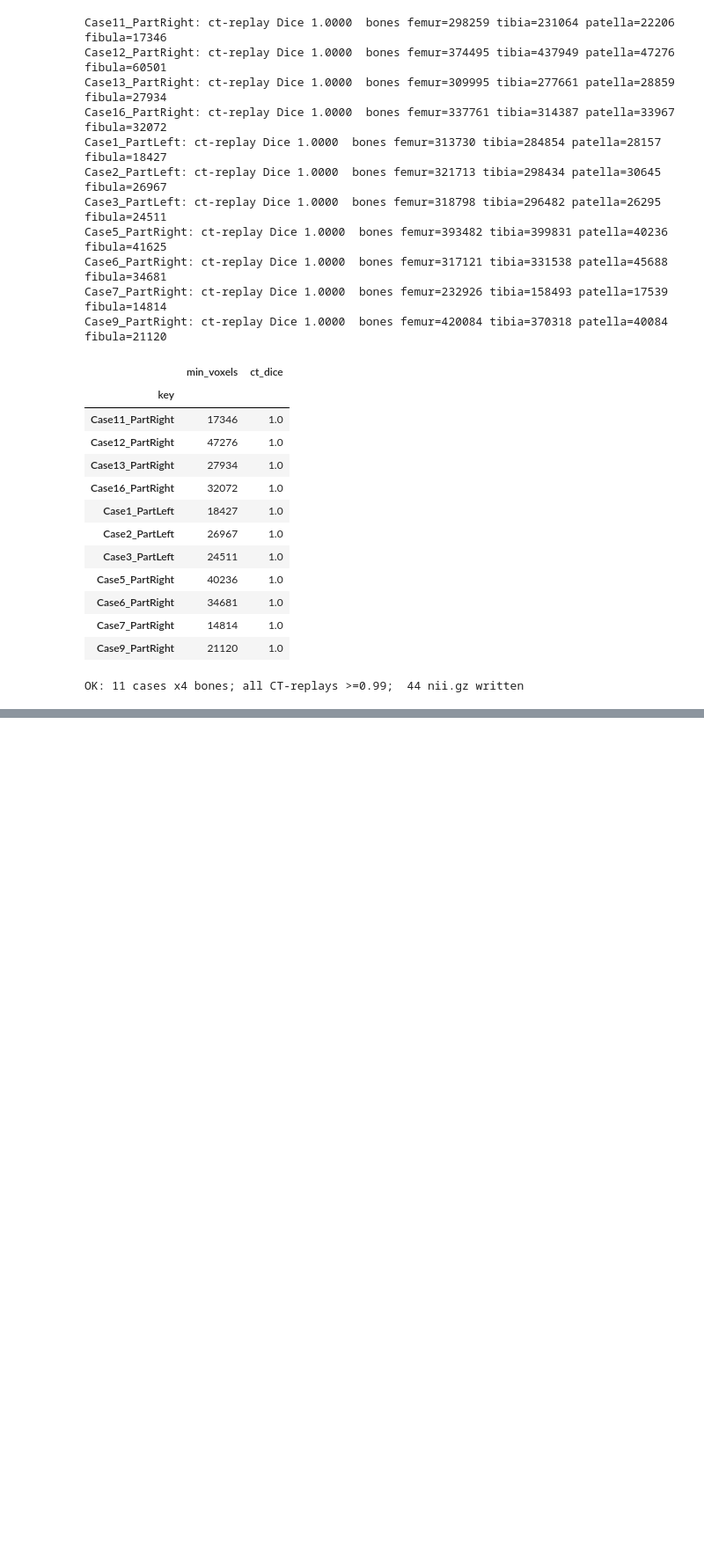
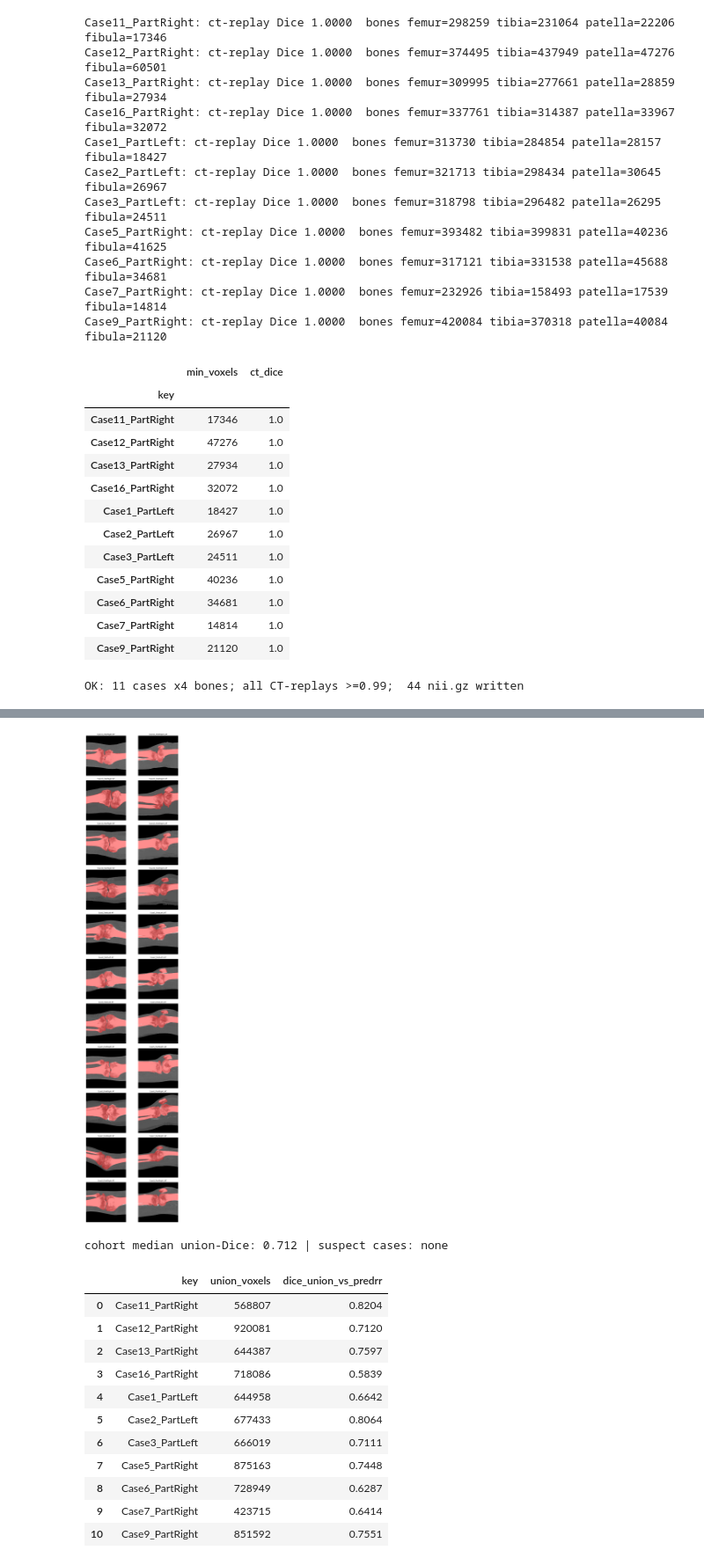
Before and after one commit to CodesTree/XrayTo3D-Capstone, a Jupyter notebook: TestProject/notebooks/modeling/gt_per_bone.ipynb, the cells around one changed output, grey strips where cells are left out. Shown at 88% size. Cells and saved outputs as stored; diff of their text form; code cells hidden in the pictures; blank space fills up the shorter version.

```diff
--- a/TestProject/notebooks/modeling/gt_per_bone.ipynb
+++ b/TestProject/notebooks/modeling/gt_per_bone.ipynb
@@ -493,0 +502,45 @@ OK: 11 cases x4 bones; all CT-replays >=0.99;  44 nii.gz written
+# %%
+# --- per-case GT-union vs predrr bone-mask Dice ---
+ar = []
+for key in sorted(cases):
+    union = np.zeros((TARGET_SIZE,) * 3, bool)
+    for bone in BONES:
+        union |= load_grid_zyx(OUT_ROOT / key / f"{key}_{bone}.nii.gz") > 0
+    pred_bone = load_grid_zyx(PREDRR / f"{key}.nii.gz") > 0.4
+    ar.append(dict(key=key, union_voxels=int(union.sum()),
+                   dice_union_vs_predrr=round(float(dice(union, pred_bone)), 4)))
+align = pd.DataFrame(ar); align.to_csv(OUT_ROOT / "gt_per_bone_alignment.csv", index=False)
+
+# --- AP/LAT MIP overlay grid (GT union over predrr silhouette) ---
+n = len(cases); fig, ax = plt.subplots(n, 2, figsize=(8, 3.0 * n))
+for r, key in enumerate(sorted(cases)):
+    ctf = load_grid_zyx(PREDRR / f"{key}.nii.gz")   # predrr == ct_final (Dice 1.0); avoids DICOM reload
+    union = np.zeros((TARGET_SIZE,) * 3, bool)
+    for bone in BONES:
+        union |= load_grid_zyx(OUT_ROOT / key / f"{key}_{bone}.nii.gz") > 0
+    for c, axis, name in [(0, 1, "AP"), (1, 2, "LAT")]:
+        ax[r, c].imshow(ctf.max(axis=axis).T, cmap="gray", origin="lower")
+        u = union.max(axis=axis)
+        ax[r, c].imshow(np.ma.masked_where(u.T == 0, u.T), cmap="autumn", alpha=0.45, origin="lower")
+        ax[r, c].set_title(f"{key} {name}", fontsize=8); ax[r, c].axis("off")
+plt.tight_layout(); plt.savefig(OUT_ROOT / "alignment_grid.png", dpi=110); plt.show()
+
+med = align.dice_union_vs_predrr.median()
+suspect = align[align.dice_union_vs_predrr < med - 0.15]
+print("cohort median union-Dice:", round(med, 3), "| suspect cases:", list(suspect.key) or "none")
+align
+# %% [output]
+[figure, added]
+cohort median union-Dice: 0.712 | suspect cases: none
+|  | key | union_voxels | dice_union_vs_predrr |
+| 0 | Case11_PartRight | 568807 | 0.8204 |
+| 1 | Case12_PartRight | 920081 | 0.7120 |
+| 2 | Case13_PartRight | 644387 | 0.7597 |
+| 3 | Case16_PartRight | 718086 | 0.5839 |
+| 4 | Case1_PartLeft | 644958 | 0.6642 |
+| 5 | Case2_PartLeft | 677433 | 0.8064 |
+| 6 | Case3_PartLeft | 666019 | 0.7111 |
+| 7 | Case5_PartRight | 875163 | 0.7448 |
+| 8 | Case6_PartRight | 728949 | 0.6287 |
+| 9 | Case7_PartRight | 423715 | 0.6414 |
+| 10 | Case9_PartRight | 851592 | 0.7551 |
```
Also changed, not shown: parts of 1 cell of this notebook.
